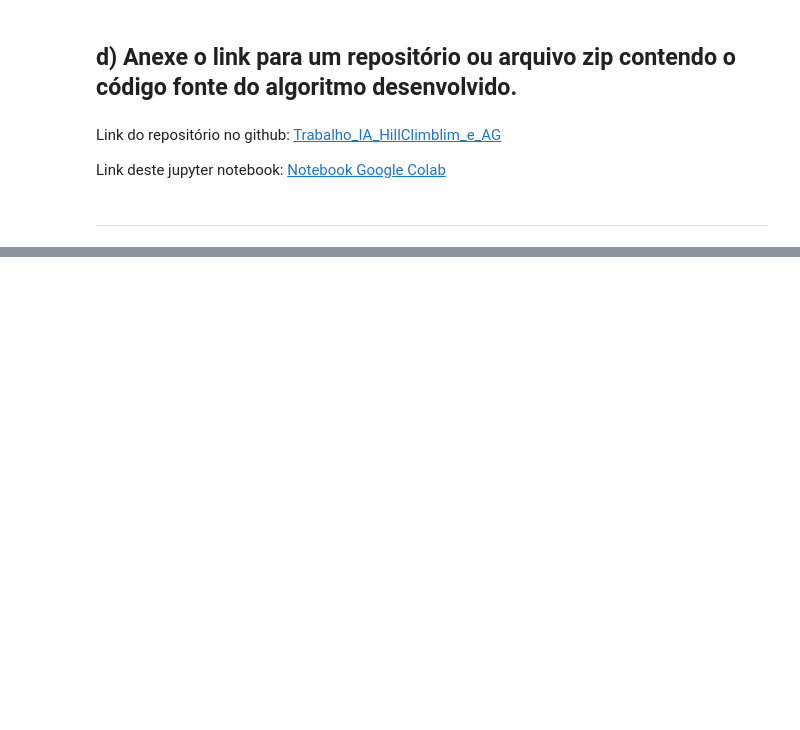
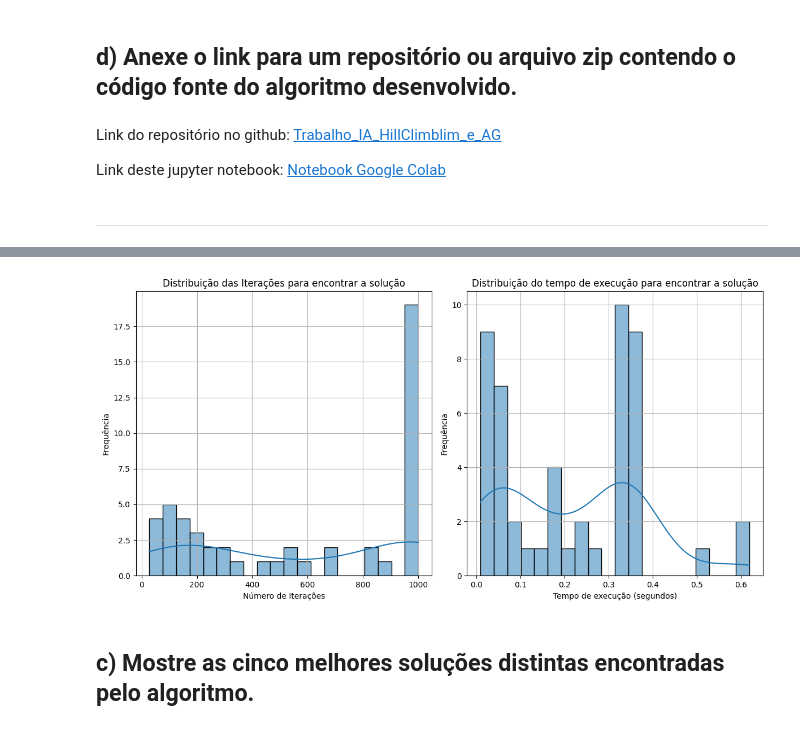
Before and after one commit to samuel06santos/Trabalho_IA_HillClimblim_e_AG, a Jupyter notebook: Stochastic_Hill_Climbing.ipynb, the cells around one changed output, grey strips where cells are left out. Cells and saved outputs as stored; diff of their text form; code cells hidden in the pictures; blank space fills up the shorter version.

```diff
--- a/Stochastic_Hill_Climbing.ipynb
+++ b/Stochastic_Hill_Climbing.ipynb
@@ -272,0 +422,28 @@ Link deste jupyter notebook: [Notebook Google Colab](https://colab.research.goog
+# %%
+num_execucoes = 50
+lista_iteracoes = []
+lista_tempos = []
+solucoes_unicas = set()
+
+for i in range(num_execucoes):
+    iters, tempo, solucao, encontrou_otima = algoritmo_genetico()
+    lista_iteracoes.append(iters)
+    lista_tempos.append(tempo)
+
+    if encontrou_otima:
+        solucoes_unicas.add(tuple(solucao))
+
+media_iter = statistics.mean(lista_iteracoes)
+desvio_iter = statistics.stdev(lista_iteracoes)
+
+media_tempo = statistics.mean(lista_tempos)
+desvio_tempo = statistics.stdev(lista_tempos)
+
+print("\nResultados:")
+print(f"Qauntidade de execuções: {num_execucoes}\n")
+
+print(f"Média de Iterações: {media_iter:.2f}")
+print(f"Desvio Padrão das Iterações: {desvio_iter:.2f}\n")
+
+print(f"Média de Tempo: {media_tempo:.4f} segundos")
+print(f"Desvio Padrão do Tempo: {desvio_tempo:.4f} segundos")
@@ -272,0 +459,21 @@ Link deste jupyter notebook: [Notebook Google Colab](https://colab.research.goog
+# %%
+fig, axes = plt.subplots(1, 2, figsize=(12, 6))
+
+sns.histplot(lista_iteracoes, kde=True, bins=20, ax=axes[0])
+axes[0].set_title('Distribuição das Iterações para encontrar a solução')
+axes[0].set_xlabel('Número de Iterações')
+axes[0].set_ylabel('Frequência')
+axes[0].grid(True)
+
+sns.histplot(lista_tempos, kde=True, bins=20, ax=axes[1])
+axes[1].set_title('Distribuição do tempo de execução para encontrar a solução')
+axes[1].set_xlabel('Tempo de execução (segundos)')
+axes[1].set_ylabel('Frequência')
+axes[1].grid(True)
+
+plt.tight_layout()
+plt.show()
+# %% [output]
+[figure, added]
+# %% [markdown]
+## **c) Mostre as cinco melhores soluções distintas encontradas pelo algoritmo.**
```
Also changed, not shown: parts of 25 cells of this notebook.
